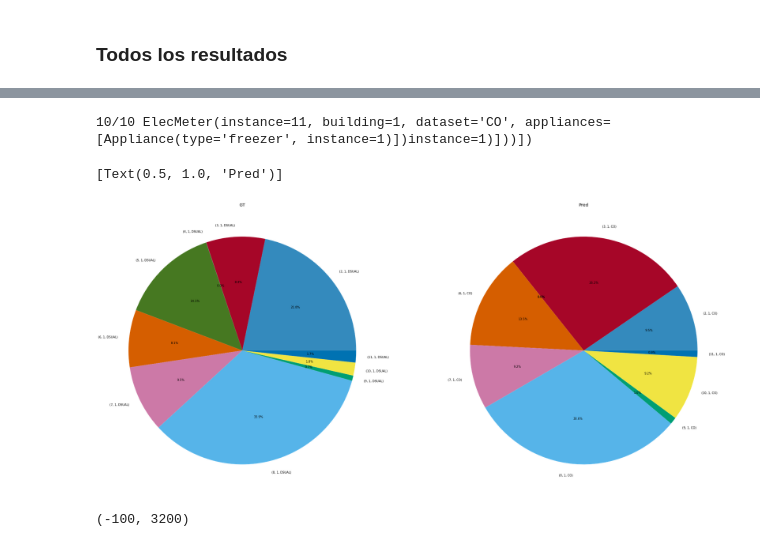
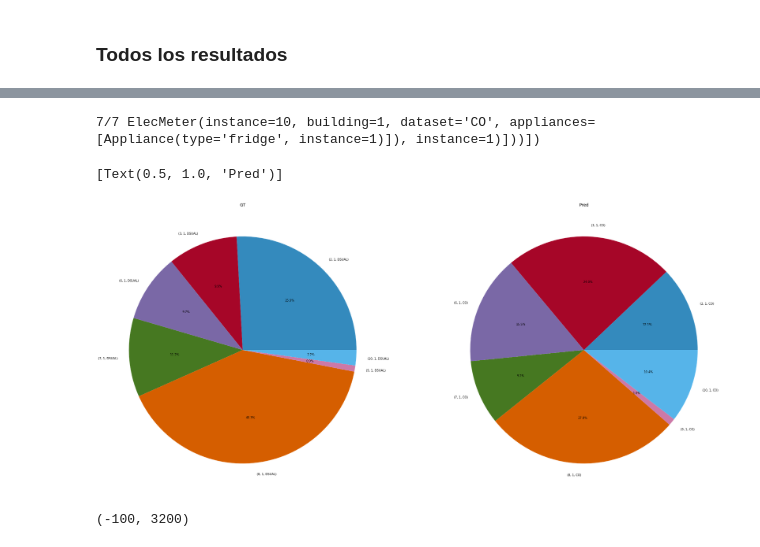
Before and after one commit to crn565/cuarto_experimento_estados_aleatorios, a Jupyter notebook: 7.- DESAGREGACION.ipynb, the cells around one changed output, grey strips where cells are left out. Drawn from its saved outputs; the diff is of its cells as text; code cells hidden in the pictures.

```diff
--- a/7.- DESAGREGACION.ipynb
+++ b/7.- DESAGREGACION.ipynb
@@ -272,21 +268,21 @@ ValueError: Invalid RGBA argument: 'tab:yellow'
 # %%
 rcParams['figure.figsize'] = (38, 35)
 fig, (ax1, ax2) = plt.subplots(1, 2)
-#test_elec.select(instance=[2,3,6,7,8,9,10]).fraction_per_meter().plot(ax=ax1, autopct=lambda p:'{:.1f}%'.format(p), kind='pie')
-test_elec.select(instance=[2,3,4,5,6,7,8,9,10,11]).fraction_per_meter().plot(ax=ax1, autopct=lambda p:'{:.1f}%'.format(p), kind='pie')
+test_elec.select(instance=[2,3,6,7,8,9,10]).fraction_per_meter().plot(ax=ax1, autopct=lambda p:'{:.1f}%'.format(p), kind='pie')
+#test_elec.select(instance=[2,3,4,5,6,7,8,9,10,11]).fraction_per_meter().plot(ax=ax1, autopct=lambda p:'{:.1f}%'.format(p), kind='pie')
 
-#results_elec.select(instance=[2,3,6,7,8,9,10]).fraction_per_meter().plot(ax=ax2, autopct=lambda p:'{:.1f}%'.format(p), kind='pie')
-results_elec.select(instance=[2,3,4,5,6,7,8,9,10,11]).fraction_per_meter().plot(ax=ax2, autopct=lambda p:'{:.1f}%'.format(p), kind='pie')
+results_elec.select(instance=[2,3,6,7,8,9,10]).fraction_per_meter().plot(ax=ax2, autopct=lambda p:'{:.1f}%'.format(p), kind='pie')
+#results_elec.select(instance=[2,3,4,5,6,7,8,9,10,11]).fraction_per_meter().plot(ax=ax2, autopct=lambda p:'{:.1f}%'.format(p), kind='pie')
 
 
 ax1.set(ylabel="")
 ax1.set(title='GT')
 ax2.set(ylabel="")
 ax2.set(title='Pred')
 # %% [output]
-10/10 ElecMeter(instance=11, building=1, dataset='CO', appliances=[Appliance(type='freezer', instance=1)])instance=1)]))])
+7/7 ElecMeter(instance=10, building=1, dataset='CO', appliances=[Appliance(type='fridge', instance=1)]), instance=1)]))])
 [Text(0.5, 1.0, 'Pred')]
-[figure, old version]
+[figure, new version]
 # %%
 rcParams['figure.figsize'] = (6, 5)
 
```
Also changed, not shown: parts of 5 cells of this notebook.
